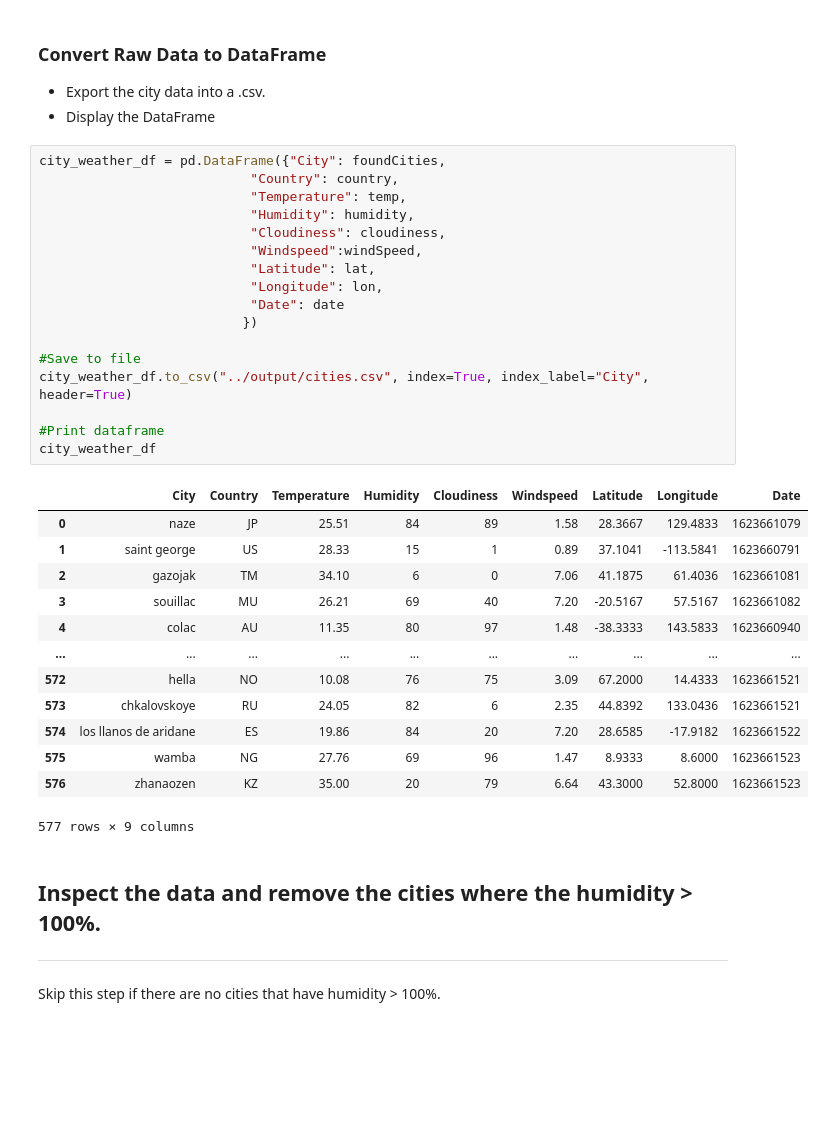
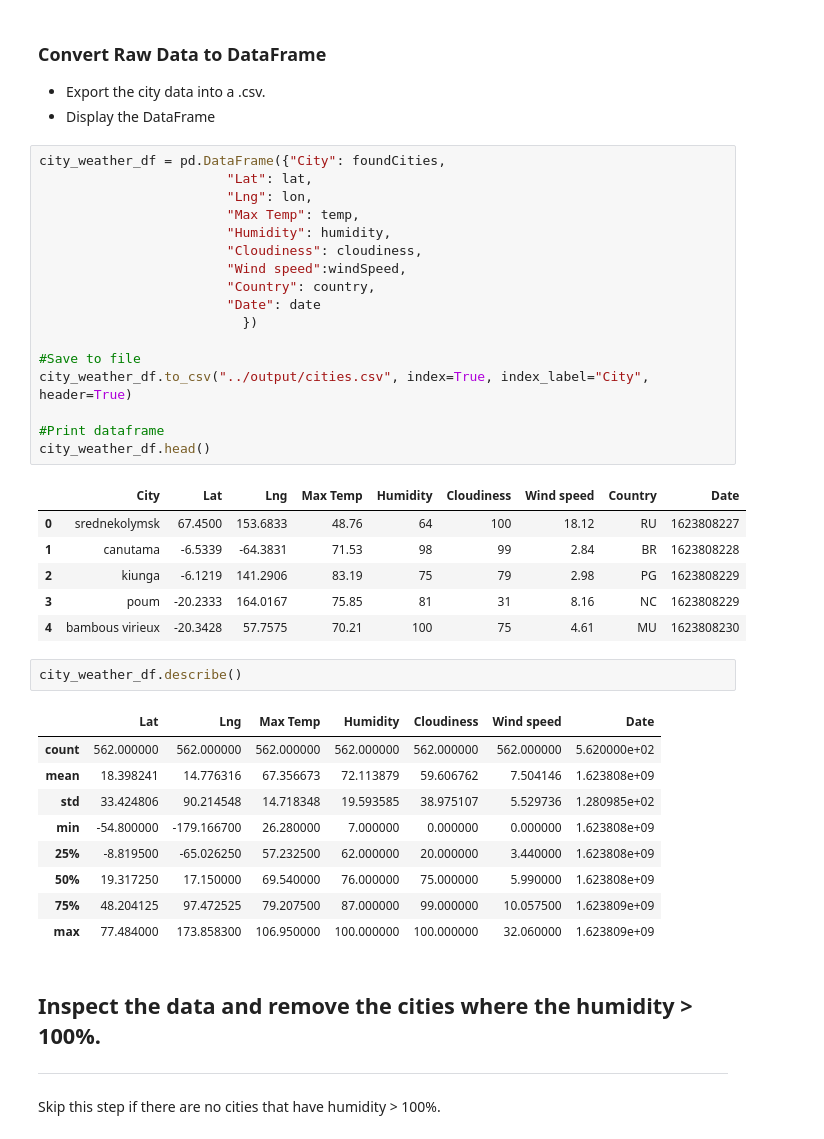
Before and after one commit to LiteshSamji/python-api, a Jupyter notebook: WeatherPy/WeatherPy.ipynb, the cells around one changed output. Cells and saved outputs as stored; diff of their text form; blank space fills up the shorter version.

```diff
--- a/WeatherPy/WeatherPy.ipynb
+++ b/WeatherPy/WeatherPy.ipynb
@@ -113,35 +113,40 @@ City processed: zhanaozen
 * Display the DataFrame
 # %%
 city_weather_df = pd.DataFrame({"City": foundCities,
-                           "Country": country,
-                           "Temperature": temp,
-                           "Humidity": humidity,
-                           "Cloudiness": cloudiness,
-                           "Windspeed":windSpeed,
-                           "Latitude": lat,
-                           "Longitude": lon,
-                           "Date": date
+                        "Lat": lat,
+                        "Lng": lon,
+                        "Max Temp": temp,
+                        "Humidity": humidity,
+                        "Cloudiness": cloudiness,
+                        "Wind speed":windSpeed,
+                        "Country": country,
+                        "Date": date
                           })
 
 #Save to file
 city_weather_df.to_csv("../output/cities.csv", index=True, index_label="City", header=True)
 
 #Print dataframe
-city_weather_df
+city_weather_df.head()
 # %% [output]
-|  | City | Country | Temperature | Humidity | Cloudiness | Windspeed | Latitude | Longitude | Date |
-| 0 | naze | JP | 25.51 | 84 | 89 | 1.58 | 28.3667 | 129.4833 | 1623661079 |
-| 1 | saint george | US | 28.33 | 15 | 1 | 0.89 | 37.1041 | -113.5841 | 1623660791 |
-| 2 | gazojak | TM | 34.10 | 6 | 0 | 7.06 | 41.1875 | 61.4036 | 1623661081 |
-| 3 | souillac | MU | 26.21 | 69 | 40 | 7.20 | -20.5167 | 57.5167 | 1623661082 |
-| 4 | colac | AU | 11.35 | 80 | 97 | 1.48 | -38.3333 | 143.5833 | 1623660940 |
-| ... | ... | ... | ... | ... | ... | ... | ... | ... | ... |
-| 572 | hella | NO | 10.08 | 76 | 75 | 3.09 | 67.2000 | 14.4333 | 1623661521 |
-| 573 | chkalovskoye | RU | 24.05 | 82 | 6 | 2.35 | 44.8392 | 133.0436 | 1623661521 |
-| 574 | los llanos de aridane | ES | 19.86 | 84 | 20 | 7.20 | 28.6585 | -17.9182 | 1623661522 |
-| 575 | wamba | NG | 27.76 | 69 | 96 | 1.47 | 8.9333 | 8.6000 | 1623661523 |
-| 576 | zhanaozen | KZ | 35.00 | 20 | 79 | 6.64 | 43.3000 | 52.8000 | 1623661523 |
+|  | City | Lat | Lng | Max Temp | Humidity | Cloudiness | Wind speed | Country | Date |
+| 0 | srednekolymsk | 67.4500 | 153.6833 | 48.76 | 64 | 100 | 18.12 | RU | 1623808227 |
+| 1 | canutama | -6.5339 | -64.3831 | 71.53 | 98 | 99 | 2.84 | BR | 1623808228 |
+| 2 | kiunga | -6.1219 | 141.2906 | 83.19 | 75 | 79 | 2.98 | PG | 1623808229 |
+| 3 | poum | -20.2333 | 164.0167 | 75.85 | 81 | 31 | 8.16 | NC | 1623808229 |
+| 4 | bambous virieux | -20.3428 | 57.7575 | 70.21 | 100 | 75 | 4.61 | MU | 1623808230 |
-577 rows × 9 columns
+# %%
+city_weather_df.describe()
+# %% [output]
+|  | Lat | Lng | Max Temp | Humidity | Cloudiness | Wind speed | Date |
+| count | 562.000000 | 562.000000 | 562.000000 | 562.000000 | 562.000000 | 562.000000 | 5.620000e+02 |
+| mean | 18.398241 | 14.776316 | 67.356673 | 72.113879 | 59.606762 | 7.504146 | 1.623808e+09 |
+| std | 33.424806 | 90.214548 | 14.718348 | 19.593585 | 38.975107 | 5.529736 | 1.280985e+02 |
+| min | -54.800000 | -179.166700 | 26.280000 | 7.000000 | 0.000000 | 0.000000 | 1.623808e+09 |
+| 25% | -8.819500 | -65.026250 | 57.232500 | 62.000000 | 20.000000 | 3.440000 | 1.623808e+09 |
+| 50% | 19.317250 | 17.150000 | 69.540000 | 76.000000 | 75.000000 | 5.990000 | 1.623808e+09 |
+| 75% | 48.204125 | 97.472525 | 79.207500 | 87.000000 | 99.000000 | 10.057500 | 1.623809e+09 |
+| max | 77.484000 | 173.858300 | 106.950000 | 100.000000 | 100.000000 | 32.060000 | 1.623809e+09 |
 # %% [markdown]
 ## Inspect the data and remove the cities where the humidity > 100%.
 ----
```
Also changed, not shown: parts of 10 cells of this notebook.
